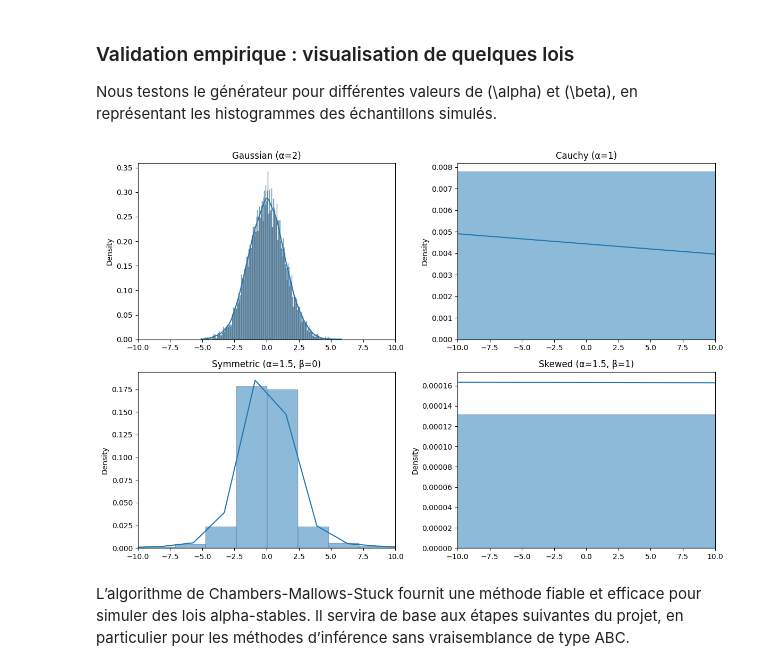
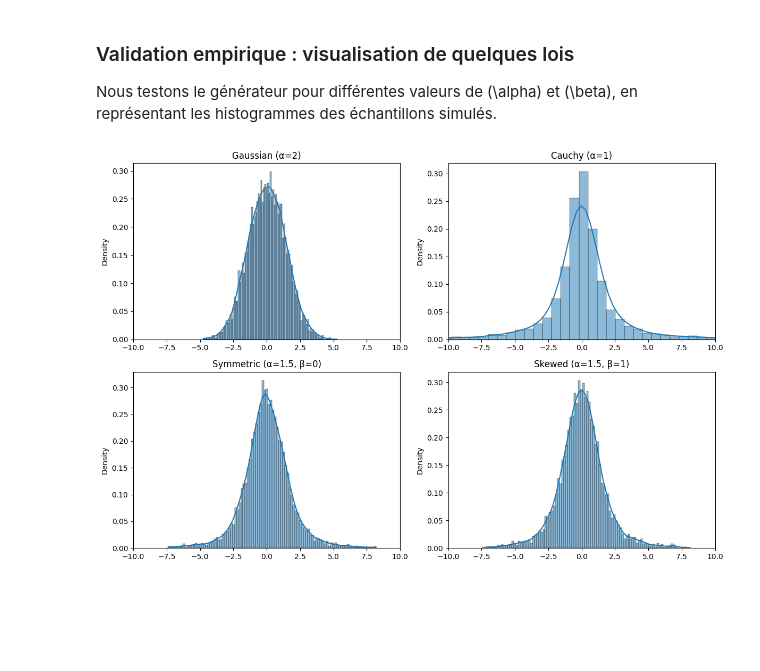
Before and after one commit to bilzoo/ABC-for-alpha-stable-models, a Jupyter notebook: Notebook.ipynb, the cells around one changed output. Cells and saved outputs as stored; diff of their text form; code cells hidden in the pictures; blank space fills up the shorter version.

```diff
--- a/Notebook.ipynb
+++ b/Notebook.ipynb
@@ -40,28 +40,34 @@ def sample_alpha_stable(alpha, beta, sigma=1, mu=0, size=1):
 
 Nous testons le générateur pour différentes valeurs de \(\alpha\) et \(\beta\), en représentant les histogrammes des échantillons simulés.
 # %%
-import matplotlib.pyplot as plt
-import seaborn as sns
 
+
+# Paramètres à tester
 params = [
     (2.0, 0, 1, 0, 'Gaussian (α=2)'),
     (1.0, 0, 1, 0, 'Cauchy (α=1)'),
     (1.5, 0, 1, 0, 'Symmetric (α=1.5, β=0)'),
     (1.5, 1, 1, 0, 'Skewed (α=1.5, β=1)'),
 ]
 
 fig, axs = plt.subplots(2, 2, figsize=(12, 8))
 axs = axs.flatten()
 
 for i, (alpha, beta, sigma, mu, title) in enumerate(params):
     data = sample_alpha_stable(alpha, beta, sigma, mu, size=10000)
-    sns.histplot(data, kde=True, stat='density', ax=axs[i], bins=200)
+
+    # On élimine les valeurs extrêmes (1% aux deux extrémités) pour les cas Cauchy et Skewed
+    if alpha <= 1.5:
+        lower, upper = np.percentile(data, 1), np.percentile(data, 99)
+        data = data[(data >= lower) & (data <= upper)]
+
+    sns.histplot(data, kde=True, stat='density', ax=axs[i], bins=100)
     axs[i].set_title(title)
     axs[i].set_xlim(-10, 10)
+    axs[i].set_xlabel("")
+    axs[i].set_ylabel("Density")
 
 plt.tight_layout()
 plt.show()
 # %% [output]
-[figure, old version]
+[figure, new version]
-# %% [markdown]
-L’algorithme de Chambers-Mallows-Stuck fournit une méthode fiable et efficace pour simuler des lois alpha-stables. Il servira de base aux étapes suivantes du projet, en particulier pour les méthodes d’inférence sans vraisemblance de type ABC.
```
Also changed, not shown: parts of 2 cells of this notebook.
